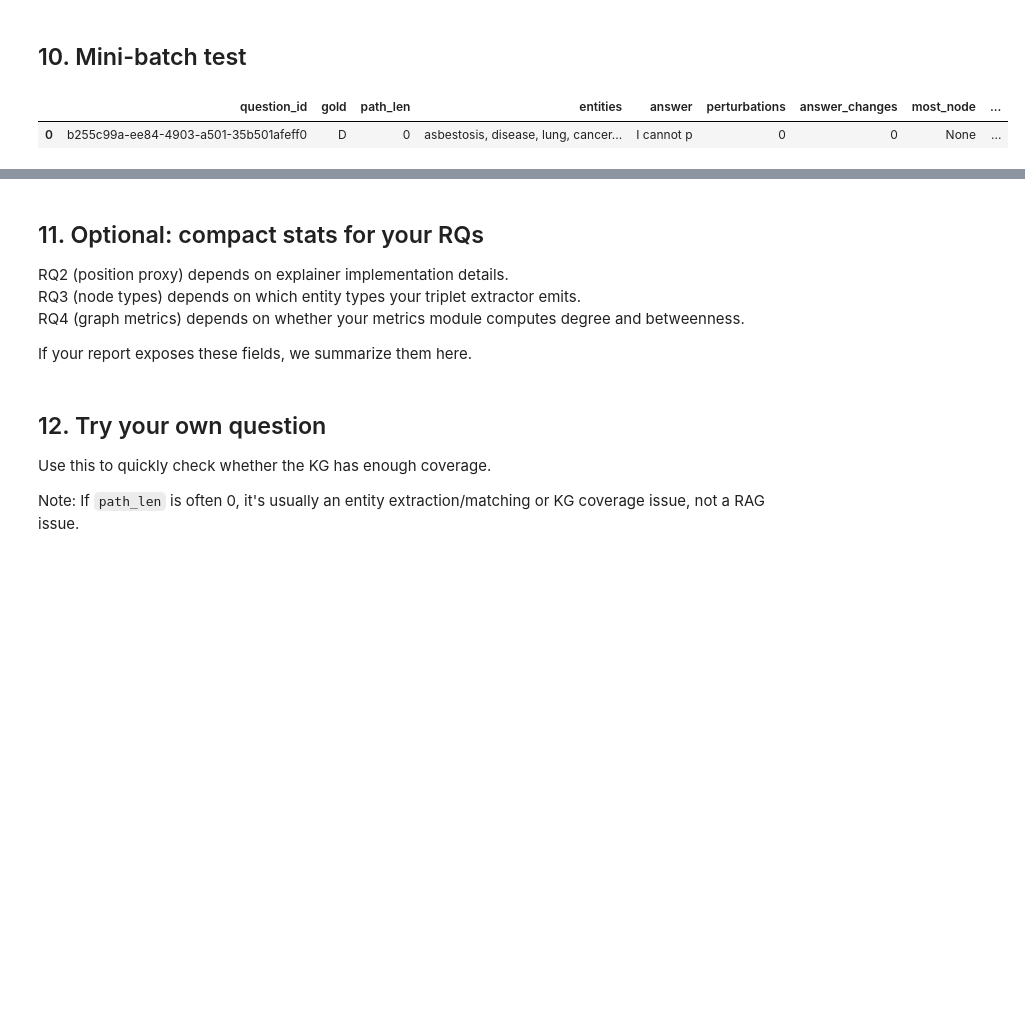
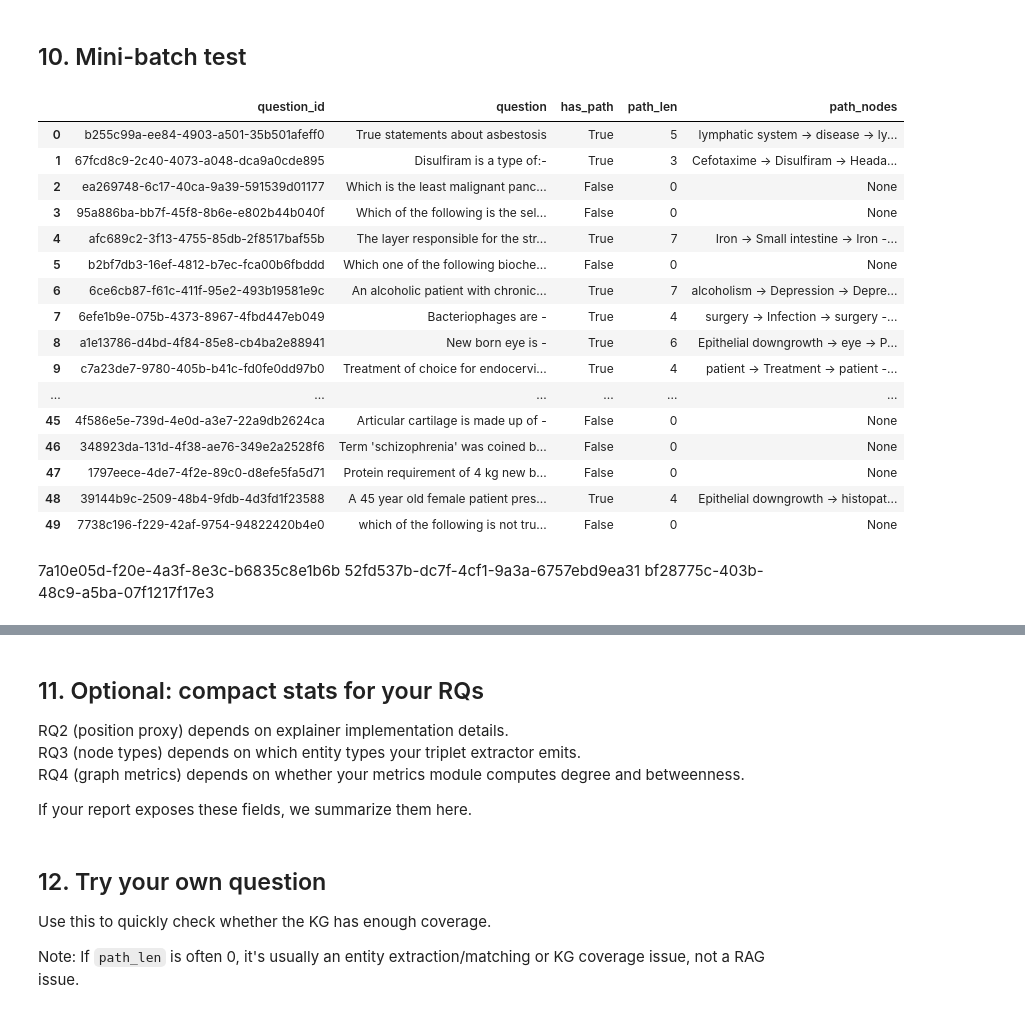
Before and after one commit to benediktveith/xai-rag, a Jupyter notebook: notebooks/kgrag_ex_demo.ipynb, the cells around one changed output, grey strips where cells are left out. Cells and saved outputs as stored; diff of their text form; code cells hidden in the pictures; blank space fills up the shorter version.

```diff
--- a/notebooks/kgrag_ex_demo.ipynb
+++ b/notebooks/kgrag_ex_demo.ipynb
@@ -77,6 +84,8 @@ Sample preview: Thrombolysis in Myocardial Infarction (TIMI) Trial, Phase I: A c
 
 Build a fresh Chroma vector store from the documents.
 # %%
+NUM_HOPS = 2
 rag = RAGEngine(persist_dir="../data/vector_db_statpearls_kgragex")
 rag.setup(documents=statpearls_docs, reset=False)
+multi_hop = MultiHopRAGEngine(rag_engine=rag, llm_client=client, num_hops=NUM_HOPS)
 # %% [output]
@@ -103,7 +105,7 @@ kg_service = KGBuildService(extractor=extractor, relation_registry=registry, reg
 kg_store, kg_stats = kg_service.build_or_load(
     docs=statpearls_docs,
     cache_path=Path("../data/statpearls_kg/kg_statpearls.jsonl"),
-    limit=13922,
+    limit=5000,
     force_rebuild=False,
     chunk_id_prefix="sp",
     source_name="statpearls",
@@ -165,15 +416,13 @@ Top relations: [('affects', 421), ('is_affected_by', 421), ('part_of', 290), ('h
 # %% [markdown]
 ## 6. Pipeline and explainer
 # %%
-pipeline = KGRAGExPipeline(rag=rag, kg=kg_store, llm_client=client)
+pipeline = KGRAGExPipeline(rag=multi_hop, kg=kg_store, llm_client=client)
 explainer = KGRAGExExplainer(pipeline)
 # %% [markdown]
 ## 7. Load MedMCQA, small sample
 # %%
 mcqa_loader = MedMCQADataLoader()
-questions = mcqa_loader.setup(split="train", as_documents=True, limit=1)
-
-print("MedMCQA questions:", len(questions))
-print("Sample question:", questions[0].metadata.get("question"))
-print("Gold:", questions[0].metadata.get("answer"))
+questions = mcqa_loader.setup(split="train", as_documents=True, limit=10000)
+print(len(questions))
+questions = questions[5000:]
 # %% [output]
@@ -238,41 +704,59 @@ First 10 perturbation outcomes:
 # %% [markdown]
 ## 10. Mini-batch test
 # %%
-import pandas as pd
+def path_to_str(run_i):
+    if not run_i.path_lists or not run_i.path_lists.node_list:
+        return None
+    return " -> ".join(run_i.path_lists.node_list)
+
 
 rows = []
+
 for d in questions:
-    qid = str(d.metadata.get("question_id", "q"))
-    qtxt = str(d.metadata.get("question") or d.page_content or "").strip()
-    gold = d.metadata.get("answer")
+    qid = str(d.get("id", "q"))
+    qtxt = str(d.get("question", "")).strip()
 
     run_i = pipeline.run(
         question_id=qid,
         question=qtxt,
-        gold_answer=gold,
+        gold_answer=d.get("answer"),
         entity_k=6,
-        top_k_docs=4,
+        top_k_docs=1,
     )
-    rep_i = explainer.explain(run_i)
-    num_changed = sum(1 for o in rep_i.outcomes if o.answer_changed)
+
+    has_path = bool(run_i.path_lists and run_i.path_lists.node_list)
 
     rows.append(
         {
-            "question_id": run_i.question_id,
-            "gold": run_i.gold_answer,
-            "path_len": len(run_i.path),
-            "entities": ", ".join(run_i.entities[:6]),
-            "answer": (run_i.answer or "")[:10],
-            "perturbations": len(rep_i.outcomes),
-            "answer_changes": num_changed,
-            "most_node": rep_i.most_influential_node,
-            "most_edge": rep_i.most_influential_edge,
-            "most_subpath": rep_i.most_influential_subpath,
+            "question_id": qid,
+            "question": qtxt,
+            "has_path": has_path,
+            "path_len": len(run_i.path) if run_i.path else 0,
+            "path_nodes": path_to_str(run_i),
         }
     )
 
 df = pd.DataFrame(rows)
 df
 # %% [output]
-|  | question_id | gold | path_len | entities | answer | perturbations | answer_changes | most_node | ... |
-| 0 | b255c99a-ee84-4903-a501-35b501afeff0 | D | 0 | asbestosis, disease, lung, cancer... | I cannot p | 0 | 0 | None | ... |
+|  | question_id | question | has_path | path_len | path_nodes |
+| 0 | b255c99a-ee84-4903-a501-35b501afeff0 | True statements about asbestosis | True | 5 | lymphatic system -> disease -> ly... |
+| 1 | 67fcd8c9-2c40-4073-a048-dca9a0cde895 | Disulfiram is a type of:- | True | 3 | Cefotaxime -> Disulfiram -> Heada... |
+| 2 | ea269748-6c17-40ca-9a39-591539d01177 | Which is the least malignant panc... | False | 0 | None |
+| 3 | 95a886ba-bb7f-45f8-8b6e-e802b44b040f | Which of the following is the sel... | False | 0 | None |
+| 4 | afc689c2-3f13-4755-85db-2f8517baf55b | The layer responsible for the str... | True | 7 | Iron -> Small intestine -> Iron -... |
+| 5 | b2bf7db3-16ef-4812-b7ec-fca00b6fbddd | Which one of the following bioche... | False | 0 | None |
+| 6 | 6ce6cb87-f61c-411f-95e2-493b19581e9c | An alcoholic patient with chronic... | True | 7 | alcoholism -> Depression -> Depre... |
+| 7 | 6efe1b9e-075b-4373-8967-4fbd447eb049 | Bacteriophages are - | True | 4 | surgery -> Infection -> surgery -... |
+| 8 | a1e13786-d4bd-4f84-85e8-cb4ba2e88941 | New born eye is - | True | 6 | Epithelial downgrowth -> eye -> P... |
+| 9 | c7a23de7-9780-405b-b41c-fd0fe0dd97b0 | Treatment of choice for endocervi... | True | 4 | patient -> Treatment -> patient -... |
+| ... | ... | ... | ... | ... | ... |
+| 45 | 4f586e5e-739d-4e0d-a3e7-22a9db2624ca | Articular cartilage is made up of - | False | 0 | None |
+| 46 | 348923da-131d-4f38-ae76-349e2a2528f6 | Term 'schizophrenia' was coined b... | False | 0 | None |
+| 47 | 1797eece-4de7-4f2e-89c0-d8efe5fa5d71 | Protein requirement of 4 kg new b... | False | 0 | None |
+| 48 | 39144b9c-2509-48b4-9fdb-4d3fd1f23588 | A 45 year old female patient pres... | True | 4 | Epithelial downgrowth -> histopat... |
+| 49 | 7738c196-f229-42af-9754-94822420b4e0 | which of the following is not tru... | False | 0 | None |
+# %% [markdown]
+7a10e05d-f20e-4a3f-8e3c-b6835c8e1b6b
+52fd537b-dc7f-4cf1-9a3a-6757ebd9ea31
+bf28775c-403b-48c9-a5ba-07f1217f17e3
```
Also changed, not shown: parts of 24 cells of this notebook, 11 other files.
